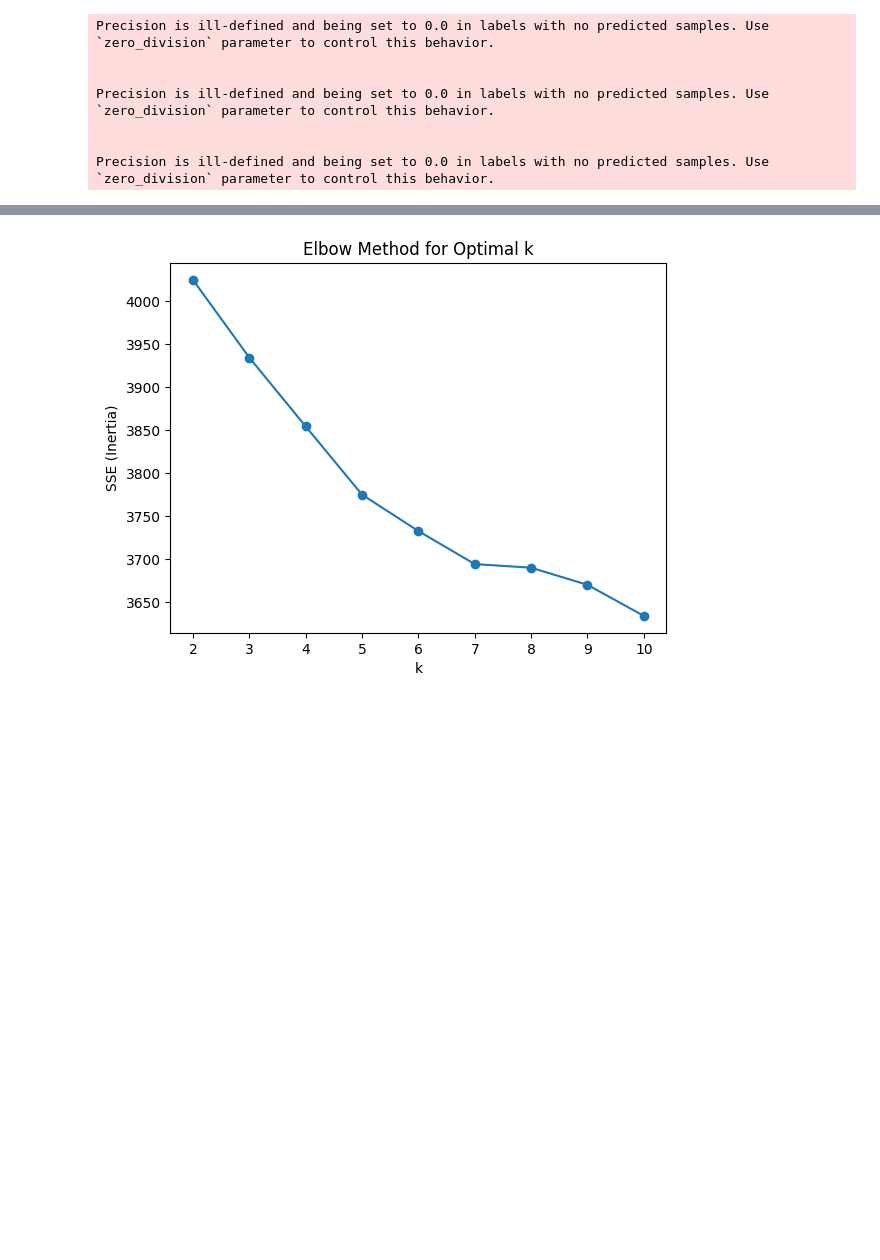
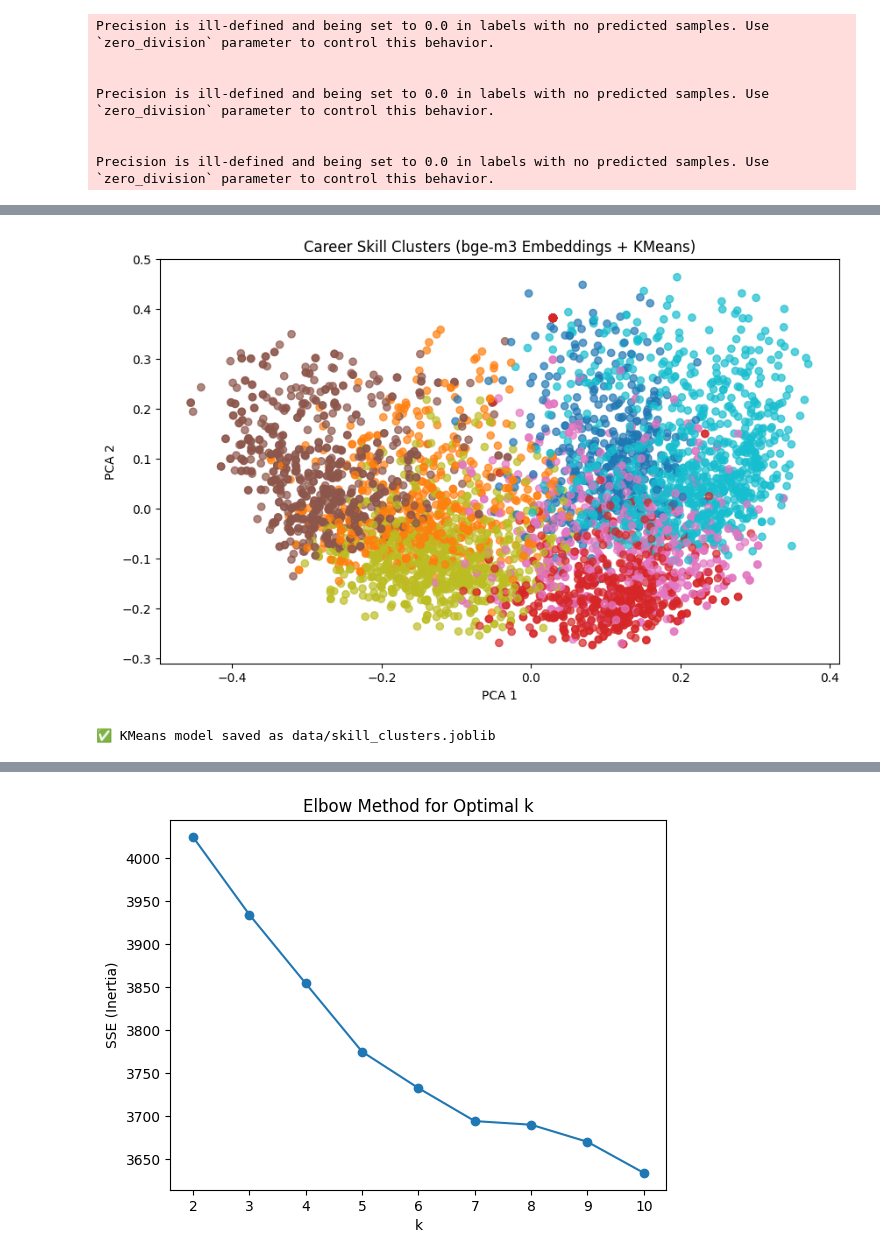
Before and after one commit to AbhiGupta1310/AI-Career-Advisor, a Jupyter notebook: main.ipynb, the cells around one changed output, grey strips where cells are left out. Drawn from its saved outputs; the diff is of its cells as text; code cells hidden in the pictures; blank space fills up the shorter version.

```diff
--- a/main.ipynb
+++ b/main.ipynb
@@ -390,0 +344,7 @@ Name: count, dtype: int64
+# %%
+from sklearn.cluster import KMeans
+import numpy as np
+
+X_skills = np.vstack(df["skills_emb"])  # your existing embeddings
+kmeans = KMeans(n_clusters=7, random_state=42)
+df["skill_cluster"] = kmeans.fit_predict(X_skills)
@@ -390,0 +404,15 @@ Name: count, dtype: int64
+# %%
+from sklearn.decomposition import PCA
+import matplotlib.pyplot as plt
+
+pca = PCA(n_components=2, random_state=42)
+reduced = pca.fit_transform(X_skills)
+
+plt.figure(figsize=(10, 6))
+plt.scatter(reduced[:,0], reduced[:,1], c=df["skill_cluster"], cmap='tab10', alpha=0.7)
+plt.title("Career Skill Clusters (bge-m3 Embeddings + KMeans)")
+plt.xlabel("PCA 1")
+plt.ylabel("PCA 2")
+plt.show()
+# %% [output]
+[figure, added]
@@ -390,0 +426,6 @@ Name: count, dtype: int64
+# %%
+import joblib
+joblib.dump(kmeans, "data/skill_clusters.joblib")
+print("✅ KMeans model saved as data/skill_clusters.joblib")
+# %% [output]
+✅ KMeans model saved as data/skill_clusters.joblib
```
Also changed, not shown: parts of 10 cells of this notebook, 3 other files.
